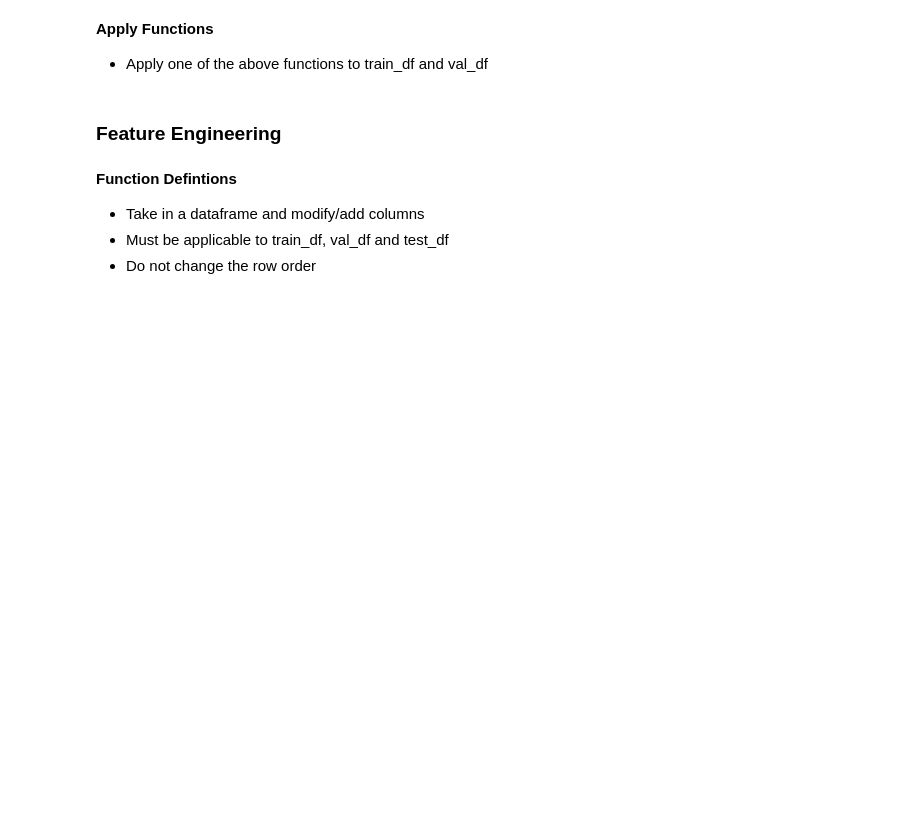
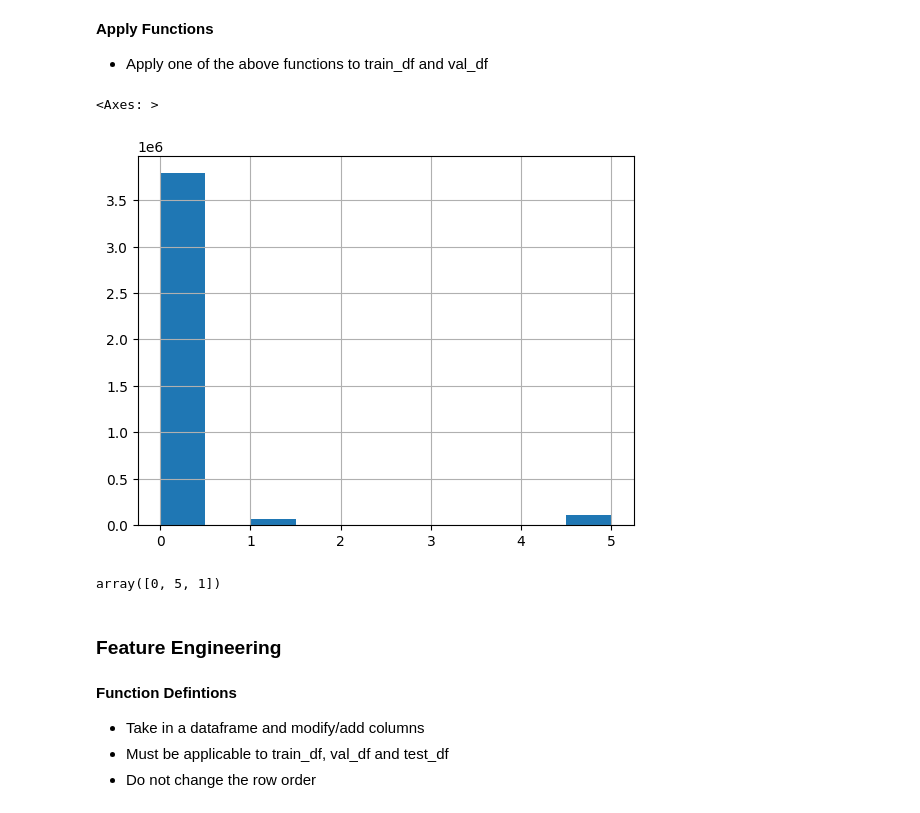
Before and after one commit to Jeniamakarchik/dmt_recom_sys, a Jupyter notebook: lambdaMART.ipynb, the cells around one changed output. Drawn from its saved outputs; the diff is of its cells as text; code cells hidden in the pictures; blank space fills up the shorter version.

Commit message:
changes for target and notebook

```diff
--- a/lambdaMART.ipynb
+++ b/lambdaMART.ipynb
@@ -77,6 +115,15 @@ target_func = base_target
 # Apply target function
 train_df = target_func(train_df)
 val_df = target_func(val_df)
+# %%
+train_df.target.hist()
+# %% [output]
+<Axes: >
+[figure, added]
+# %%
+train_df['target'].unique()
+# %% [output]
+array([0, 5, 1])
 # %% [markdown]
 ### Feature Engineering
 # %% [markdown]
```
Also changed, not shown: parts of 28 cells of this notebook, 1 other file.
